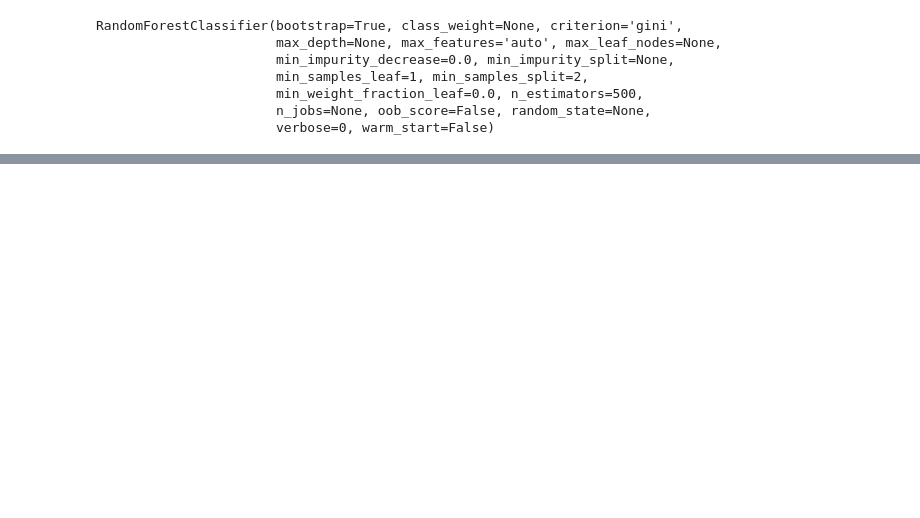
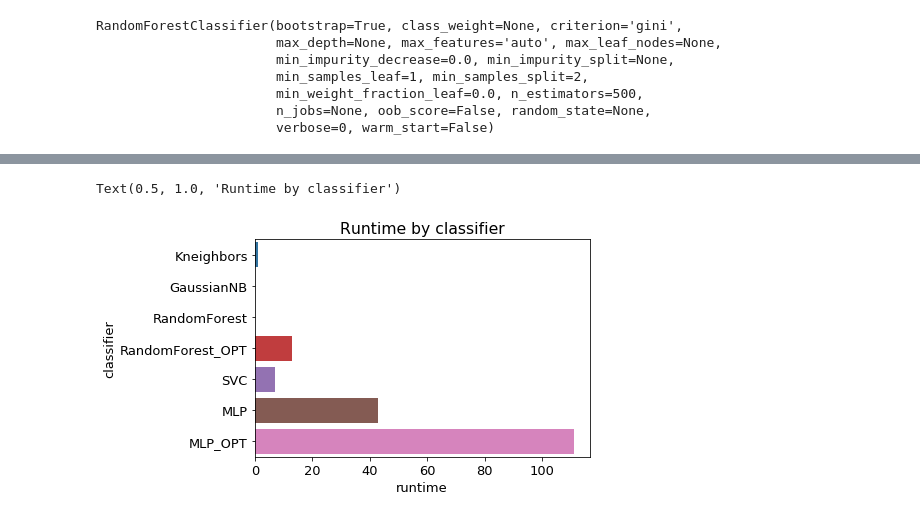
Before and after one commit to PatrickRi/ML_Exercise3, a Jupyter notebook: Image_Classification_SIFT_Car.ipynb, the cells around one changed output, grey strips where cells are left out. Saved outputs shown, nothing was run; the diff lists cells and outputs as text; code cells hidden in the pictures; blank space fills up the shorter version.

```diff
--- a/Image_Classification_SIFT_Car.ipynb
+++ b/Image_Classification_SIFT_Car.ipynb
@@ -124,13 +128,20 @@ def report(results, n_top=3):
             print("Parameters: {0}".format(results['params'][candidate]))
             print("")
 rfclf_param_grid = {
-  "n_estimators": [100, 300],
+  "n_estimators": [100, 300, 500],
   "max_depth": [5, 7, None],
   "max_features": [5, "auto"],
   }
 rfclf = RandomForestClassifier()
 rfclf_grid_search = GridSearchCV(rfclf, param_grid=rfclf_param_grid, cv=10, n_jobs=1)
 rfclf_grid_search.fit(XX, YY)
+
 report(rfclf_grid_search.cv_results_)
+
+df_gr = pd.DataFrame(rfclf_grid_search.cv_results_)
+df_gr = df_gr[['mean_fit_time', 'mean_test_score', 'std_test_score', 'rank_test_score', 'param_max_depth', 'param_max_features', 'param_n_estimators']]
+df_gr.index.name = 'id'
+df_gr = df_gr.round(4)
+df_gr.to_csv('grid_rfr_cars_sift.csv', sep=';', float_format='%.4f')
 # %% [output]
 Model with rank: 1
@@ -148,11 +159,18 @@ Parameters: {'max_depth': None, 'max_features': 'auto', 'n_estimators': 100}
 mlpclf_param_grid = {"hidden_layer_sizes": [(30,), (100,), (100,30)], #, (30, 30, 20), smaller ones e.g. 10; 15; 15,15 worse
               "activation": [ "relu"], #tanh worse
               "solver": ["adam"], #lbfgs worse
-              "alpha": [0.0001, 0.001], #0.0001, 0.005,
+              "alpha": [0.0001, 0.001, 0.03], #0.0001, 0.005,
               "max_iter": [200, 500]} # 100, 200 worse, does not converge
 mlpclf = MLPClassifier()
 mlpclf_grid_search = GridSearchCV(mlpclf, param_grid=mlpclf_param_grid, cv=10, n_jobs=1)
 mlpclf_grid_search.fit(XX, YY)
+
 report(mlpclf_grid_search.cv_results_)
+
+df_grm = pd.DataFrame(mlpclf_grid_search.cv_results_)
+df_grm = df_grm[['mean_fit_time', 'mean_test_score', 'std_test_score', 'rank_test_score', 'param_hidden_layer_sizes', 'param_alpha', 'param_max_iter']]
+df_grm.index.name = 'id'
+df_grm = df_grm.round(4)
+df_grm.to_csv('grid_mlp_cars_sift.csv', sep=';', float_format='%.4f')
 # %% [output]
 Model with rank: 1
@@ -173,15 +191,18 @@ classifiers = [("Kneighbors", KNeighborsClassifier()),
                ('RandomForest_OPT', RandomForestClassifier(n_estimators=300)),
                ('SVC', SVC()),
                ('MLP', MLPClassifier()),
-               ('MLP_OPT', MLPClassifier(alpha=0.0001, hidden_layer_sizes=(30,), max_iter=200))
+               ('MLP_OPT', MLPClassifier(alpha=0.03, max_iter=500))
               ]
 arr = []
+times=[]
 for classifier_tuple in classifiers:
     print(classifier_tuple[0])
+    start = datetime.datetime.now()
     scores = cross_val_score(classifier_tuple[1], XX, YY, cv=10)
     #print(cross_val_score(classifier, train, target, cv=3))
     print("Accuracy: %0.2f (+/- %0.2f)" % (scores.mean(), scores.std() * 2))
     arr.append(scores.mean())
+    times.append((datetime.datetime.now() - start).seconds)
 
     Xp_train, Xp_test, yp_train, yp_test =  train_test_split(XX, YY, random_state=42)
     classifier_tuple[1].fit(Xp_train, yp_train)
@@ -192,7 +213,7 @@ for classifier_tuple in classifiers:
     df_cm = pd.DataFrame(cm, index=["negative", "positive"], columns=["negative", "positive"])
     g = sns.heatmap(df_cm, annot=True,ax=ax)
     a = plt.title('Confusion Matrix of ' + classifier_tuple[0] + ' (Accuracy: ' + "{:.2f}".format(scores.mean()) + ')')
-    g.get_figure().savefig(os.path.join(_cwd,'plots','cm_car_sift_' + classifier_tuple[0] + "_{:.0f}".format(scores.mean()*100)+'.png'))
+    g.get_figure().savefig(os.path.join(_config["plot-path"],'plots','cm_car_sift_' + classifier_tuple[0] + "_{:.0f}".format(scores.mean()*100)+'.png'))
     plt.close()
 # %% [output]
 Kneighbors
@@ -213,6 +234,7 @@ Accuracy: 0.84 (+/- 0.03)
 classifier_names = [clf_tuple[0] for clf_tuple in classifiers]
 df = pd.DataFrame(data=arr,columns=['accuracy'])
 df['classifier'] = classifier_names
+df['runtime'] = times
 # %%
 sns.barplot(x="accuracy", y="classifier", data=df)
 plt.title('Performance by classifier')
@@ -221,0 +244,6 @@ Text(0.5, 1.0, 'Performance by classifier')
+# %%
+sns.barplot(x="runtime", y="classifier", data=df)
+plt.title('Runtime by classifier')
+# %% [output]
+Text(0.5, 1.0, 'Runtime by classifier')
+[figure, added]
```
Also changed, not shown: parts of 11 cells of this notebook, 3 other files.
